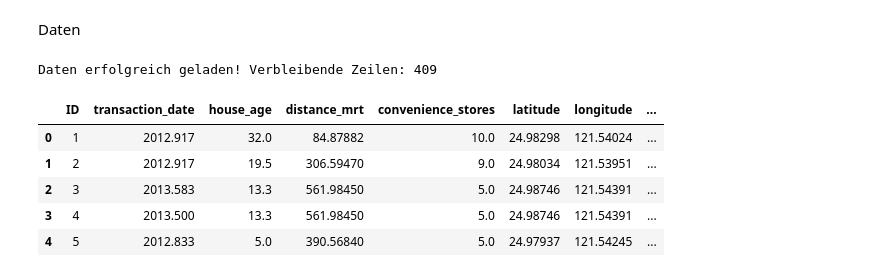
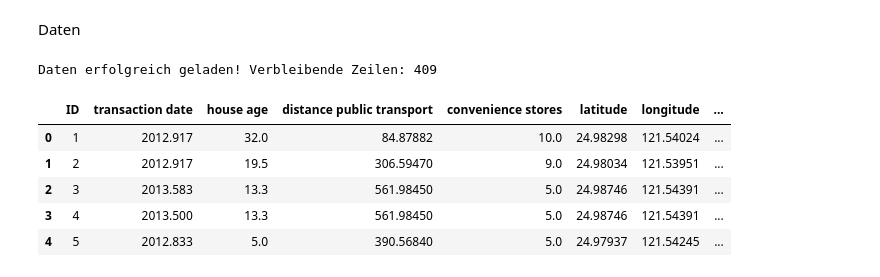
Before and after one commit to lenakec/data-science-UE-group-work, a Jupyter notebook: real_estate_analysis.ipynb, the cells around one changed output. Cells and saved outputs as stored; diff of their text form; code cells hidden in the pictures.

```diff
--- a/real_estate_analysis.ipynb
+++ b/real_estate_analysis.ipynb
@@ -8,33 +17,33 @@ Daten
 # %%
 # 1. Eigene, saubere Spaltennamen definieren
 col_names = [
-    "ID", "transaction_date", "house_age", "distance_mrt",
-    "convenience_stores", "latitude", "longitude", "price_per_ping"
+    "ID", "transaction date", "house age", "distance public transport",
+    "convenience stores", "latitude", "longitude", "price per ping"
 ]
 
 # 2. Die Daten strikt und fehlerfrei einlesen
 df = pd.read_csv(
     "data/real_estate_data.csv",
     sep="~",
     skiprows=2,                       # Überspringt die Textzeilen und den alten Header
     nrows=414,                        # Stoppt exakt nach den 414 echten Datensätzen
     usecols=[0, 1, 2, 3, 4, 5, 6, 7], # Nimmt nur die echten Spalten, ignoriert Tilden-Spalten am Ende
     names=col_names                   # Nutzt unsere sauberen Namen
 )
 
 # 3. Den Fehler "fourhundredthirteen" beheben und Index setzen
 df["ID"] = df["ID"].replace("fourhundredthirteen", 413)
 df["ID"] = pd.to_numeric(df["ID"]).astype("Int64")
 
 # 4. Fehlende Werte entfernen
 df_cleaned = df.dropna()
 
 # Ergebnis anzeigen
 print(f"Daten erfolgreich geladen! Verbleibende Zeilen: {len(df_cleaned)}")
 display(df_cleaned.head())
 # %% [output]
 Daten erfolgreich geladen! Verbleibende Zeilen: 409
-|  | ID | transaction_date | house_age | distance_mrt | convenience_stores | latitude | longitude | ... |
+|  | ID | transaction date | house age | distance public transport | convenience stores | latitude | longitude | ... |
 | 0 | 1 | 2012.917 | 32.0 | 84.87882 | 10.0 | 24.98298 | 121.54024 | ... |
 | 1 | 2 | 2012.917 | 19.5 | 306.59470 | 9.0 | 24.98034 | 121.53951 | ... |
 | 2 | 3 | 2013.583 | 13.3 | 561.98450 | 5.0 | 24.98746 | 121.54391 | ... |
```
Also changed, not shown: parts of 4 cells of this notebook.
